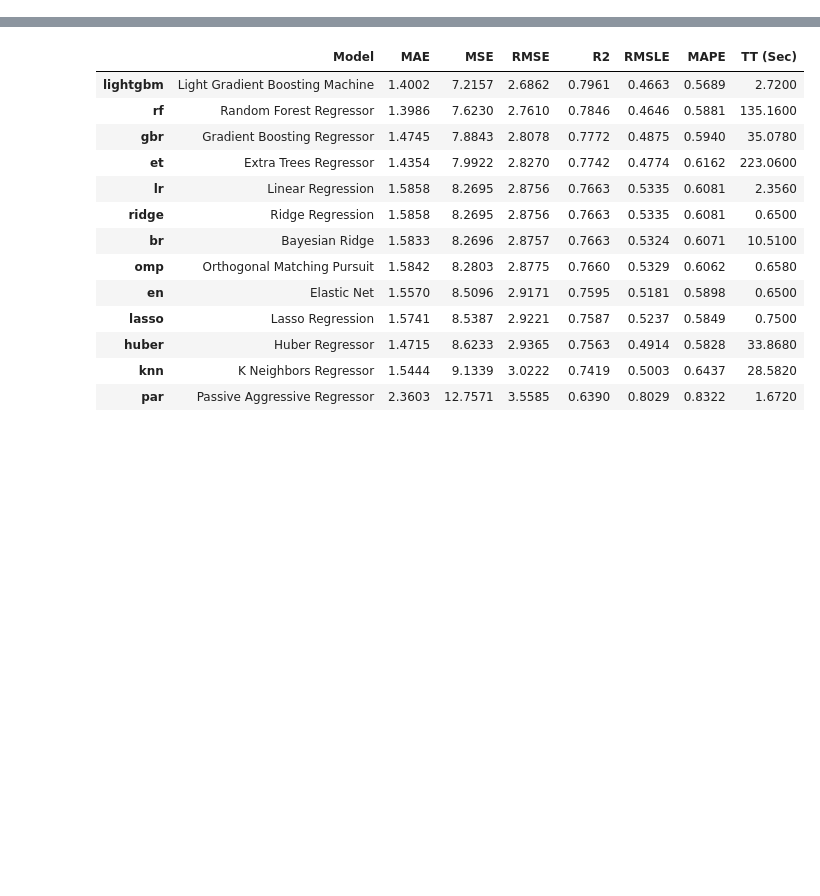
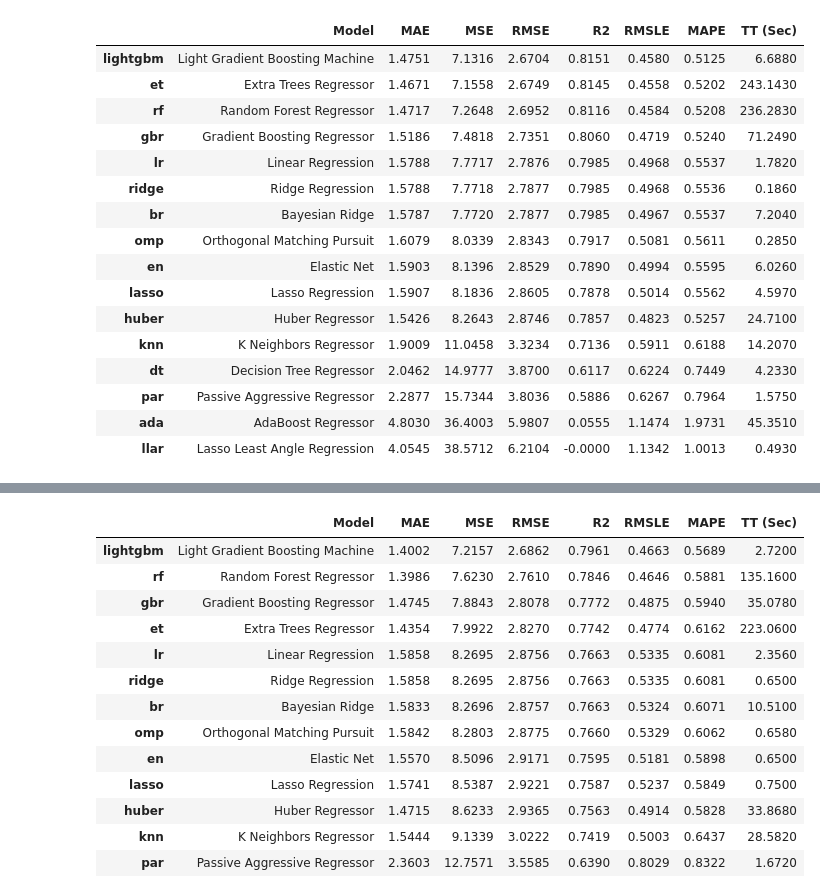
Before and after one commit to Goodmytoy/Passenger_Demand, a Jupyter notebook: model/Initial_Model.ipynb, the cells around one changed output, grey strips where cells are left out. Drawn from its saved outputs; the diff is of its cells as text; code cells hidden in the pictures; blank space fills up the shorter version.

```diff
--- a/model/Initial_Model.ipynb
+++ b/model/Initial_Model.ipynb
@@ -68,0 +82,21 @@ reg_experiment = setup(ml_data,
+# %%
+%%time
+base_models = compare_models()
+# %% [output]
+|  | Model | MAE | MSE | RMSE | R2 | RMSLE | MAPE | TT (Sec) |
+| lightgbm | Light Gradient Boosting Machine | 1.4751 | 7.1316 | 2.6704 | 0.8151 | 0.4580 | 0.5125 | 6.6880 |
+| et | Extra Trees Regressor | 1.4671 | 7.1558 | 2.6749 | 0.8145 | 0.4558 | 0.5202 | 243.1430 |
+| rf | Random Forest Regressor | 1.4717 | 7.2648 | 2.6952 | 0.8116 | 0.4584 | 0.5208 | 236.2830 |
+| gbr | Gradient Boosting Regressor | 1.5186 | 7.4818 | 2.7351 | 0.8060 | 0.4719 | 0.5240 | 71.2490 |
+| lr | Linear Regression | 1.5788 | 7.7717 | 2.7876 | 0.7985 | 0.4968 | 0.5537 | 1.7820 |
+| ridge | Ridge Regression | 1.5788 | 7.7718 | 2.7877 | 0.7985 | 0.4968 | 0.5536 | 0.1860 |
+| br | Bayesian Ridge | 1.5787 | 7.7720 | 2.7877 | 0.7985 | 0.4967 | 0.5537 | 7.2040 |
+| omp | Orthogonal Matching Pursuit | 1.6079 | 8.0339 | 2.8343 | 0.7917 | 0.5081 | 0.5611 | 0.2850 |
+| en | Elastic Net | 1.5903 | 8.1396 | 2.8529 | 0.7890 | 0.4994 | 0.5595 | 6.0260 |
+| lasso | Lasso Regression | 1.5907 | 8.1836 | 2.8605 | 0.7878 | 0.5014 | 0.5562 | 4.5970 |
+| huber | Huber Regressor | 1.5426 | 8.2643 | 2.8746 | 0.7857 | 0.4823 | 0.5257 | 24.7100 |
+| knn | K Neighbors Regressor | 1.9009 | 11.0458 | 3.3234 | 0.7136 | 0.5911 | 0.6188 | 14.2070 |
+| dt | Decision Tree Regressor | 2.0462 | 14.9777 | 3.8700 | 0.6117 | 0.6224 | 0.7449 | 4.2330 |
+| par | Passive Aggressive Regressor | 2.2877 | 15.7344 | 3.8036 | 0.5886 | 0.6267 | 0.7964 | 1.5750 |
+| ada | AdaBoost Regressor | 4.8030 | 36.4003 | 5.9807 | 0.0555 | 1.1474 | 1.9731 | 45.3510 |
+| llar | Lasso Least Angle Regression | 4.0545 | 38.5712 | 6.2104 | -0.0000 | 1.1342 | 1.0013 | 0.4930 |
```
Also changed, not shown: parts of 44 cells of this notebook, 16 other files.
